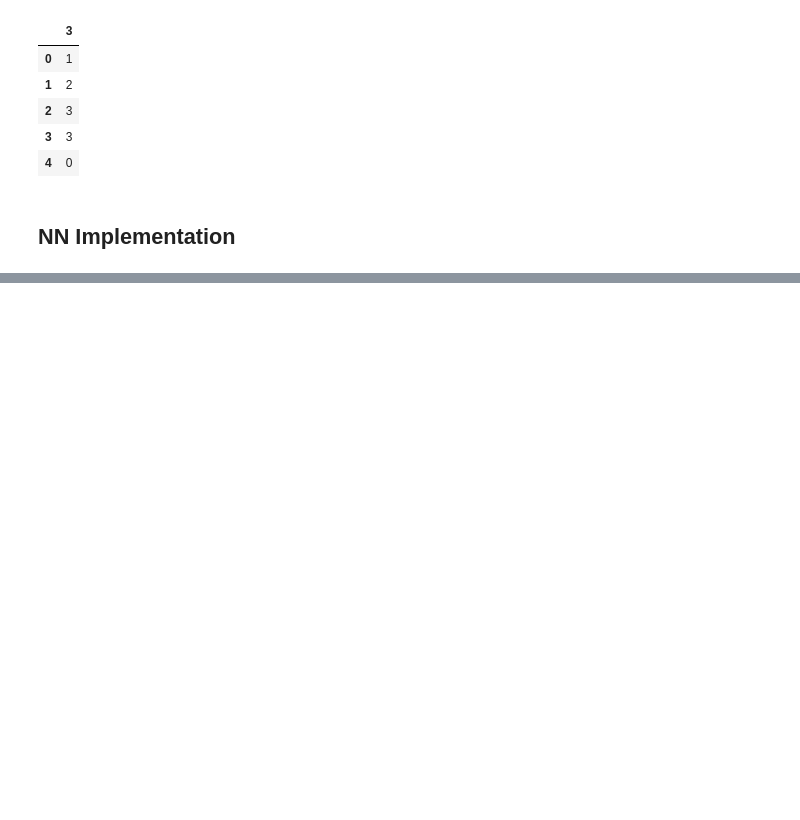
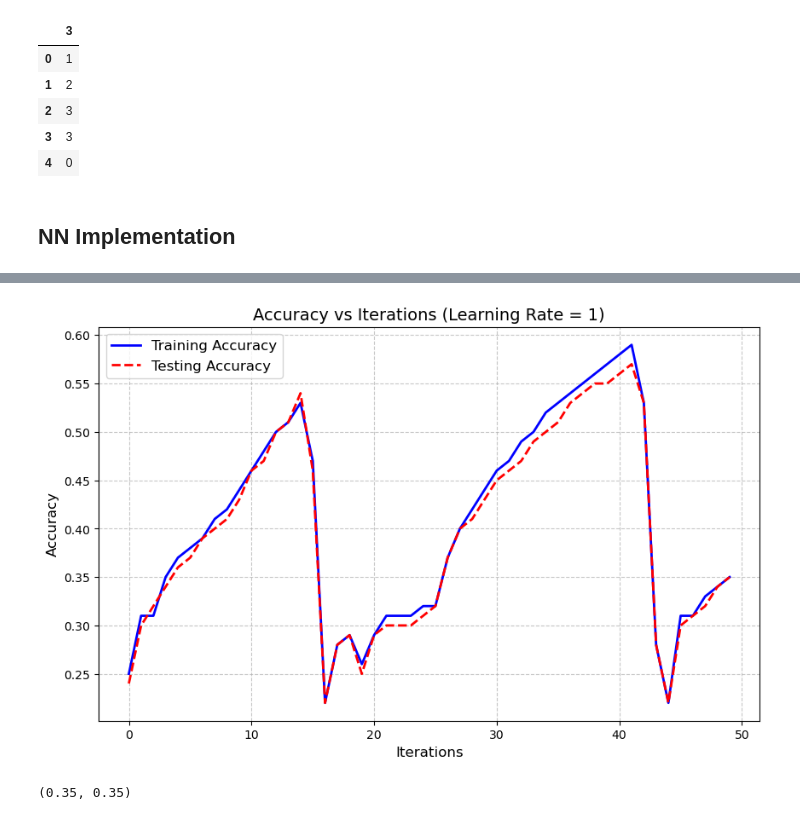
Before and after one commit to 210352R/NN_From_Scratch, a Jupyter notebook: Task_2/train.ipynb, the cells around one changed output, grey strips where cells are left out. Drawn from its saved outputs; the diff is of its cells as text; code cells hidden in the pictures; blank space fills up the shorter version.

```diff
--- a/Task_2/train.ipynb
+++ b/Task_2/train.ipynb
@@ -221,7 +219,8 @@ def model(X, Y, layers_dims,X_test ,y_test, learning_rate = 0.03, activation = '
     np.random.seed(1)
     costs = []
     test_costs = []
-
+    train_accuracy_lst = []
+    test_accuracy_lst = []
     parameters = initialize_parameters(layers_dims)
     # print("parameters", parameters)
 
@@ -241,10 +240,19 @@ def model(X, Y, layers_dims,X_test ,y_test, learning_rate = 0.03, activation = '
         test_cost = compute_cost(AL_test, y_test)
         test_costs.append(test_cost)
 
+        # get acuuracy for each iteration in train and test
+        train_accuracy = predict(X, Y, parameters, activation)
+        train_accuracy_lst.append(train_accuracy)
+
+        test_accuracy = predict(X_test, y_test, parameters, activation)
+        test_accuracy_lst.append(test_accuracy)
 
 
 
-    return parameters,grads,costs,test_costs
+
+
+
+    return parameters,grads,costs,test_costs,test_accuracy_lst,train_accuracy_lst
 # %%
 # create function to plot the cost beautifully
 # choose random color for chart
@@ -322,0 +371,8 @@ plot_cost(test_costs4, lr4)
+# %%
+plot_accuracy(train_accuracy_lst4,test_accuracy_lst4, lr4)
+# %% [output]
+[figure, added]
+# %%
+train_accuracy , test_accuracy
+# %% [output]
+(0.35, 0.35)
```
Also changed, not shown: parts of 11 cells of this notebook, 17 other files.
